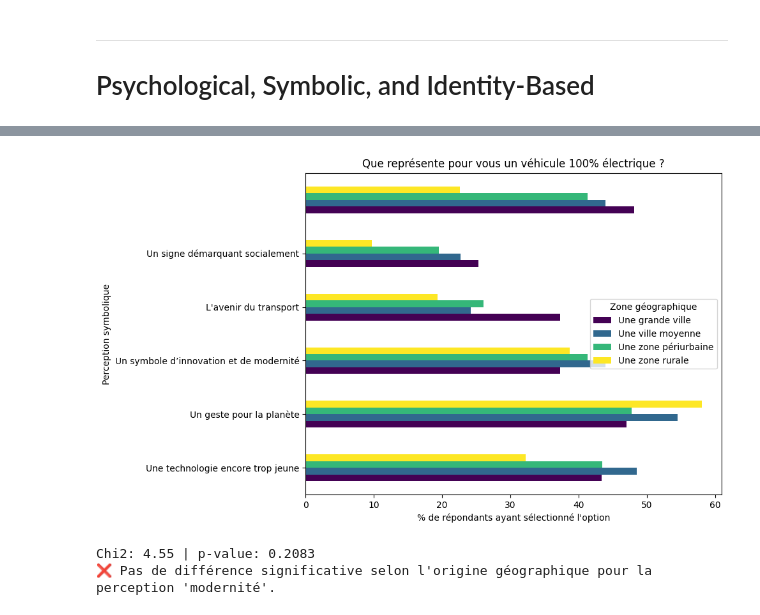
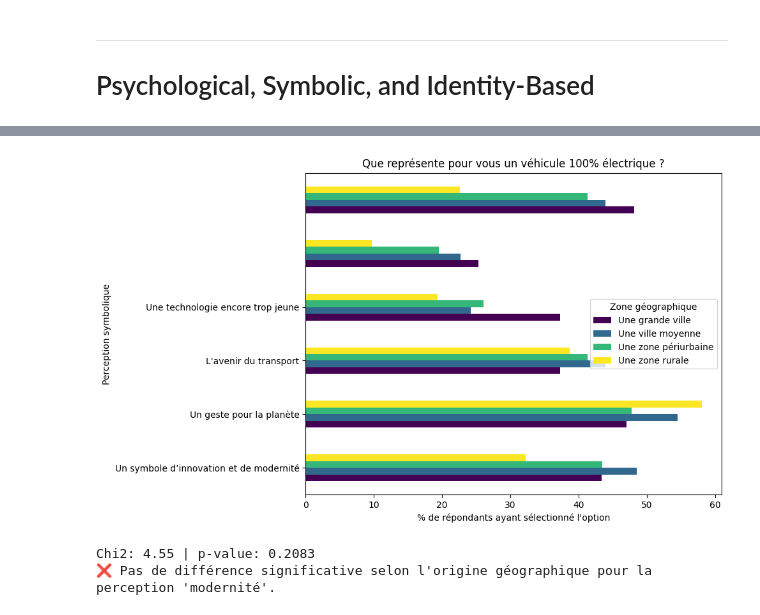
Before and after one commit to Man-G0/EvThesis, a Jupyter notebook: Thesis Analysis.ipynb, the cells around one changed output, grey strips where cells are left out. Drawn from its saved outputs; the diff is of its cells as text; code cells hidden in the pictures.

```diff
--- a/Thesis Analysis.ipynb
+++ b/Thesis Analysis.ipynb
@@ -432,14 +441,23 @@ Name: count, dtype: int64
 # %%
-labels, title = get_labels_and_title(symbolic_counts.index)
+# Définition de symbolic_cols
+symbolic_cols = [
+    'Que représente pour vous un véhicule 100% électrique ? (Un symbole d’innovation et de modernité)',
+    'Que représente pour vous un véhicule 100% électrique ? (Un geste pour la planète)',
+    "Que représente pour vous un véhicule 100% électrique ? (L'avenir du transport)",
+    'Que représente pour vous un véhicule 100% électrique ? (Une technologie encore trop jeune)',
+]
+# count pour
+
+labels, title = get_labels_and_title(symbolic_cols)
 
 grouped_percent.plot(kind='barh', figsize=(10, 6), colormap='viridis')
 plt.title(title)
 plt.xlabel("% de répondants ayant sélectionné l'option")
 plt.ylabel("Perception symbolique")
 plt.yticks(ticks=range(len(labels)), labels=labels)
 plt.legend(title="Zone géographique")
 plt.tight_layout()
 plt.show()
 # %% [output]
-[figure, old version]
+[figure, new version]
 # %%
```
Also changed, not shown: parts of 40 cells of this notebook.
